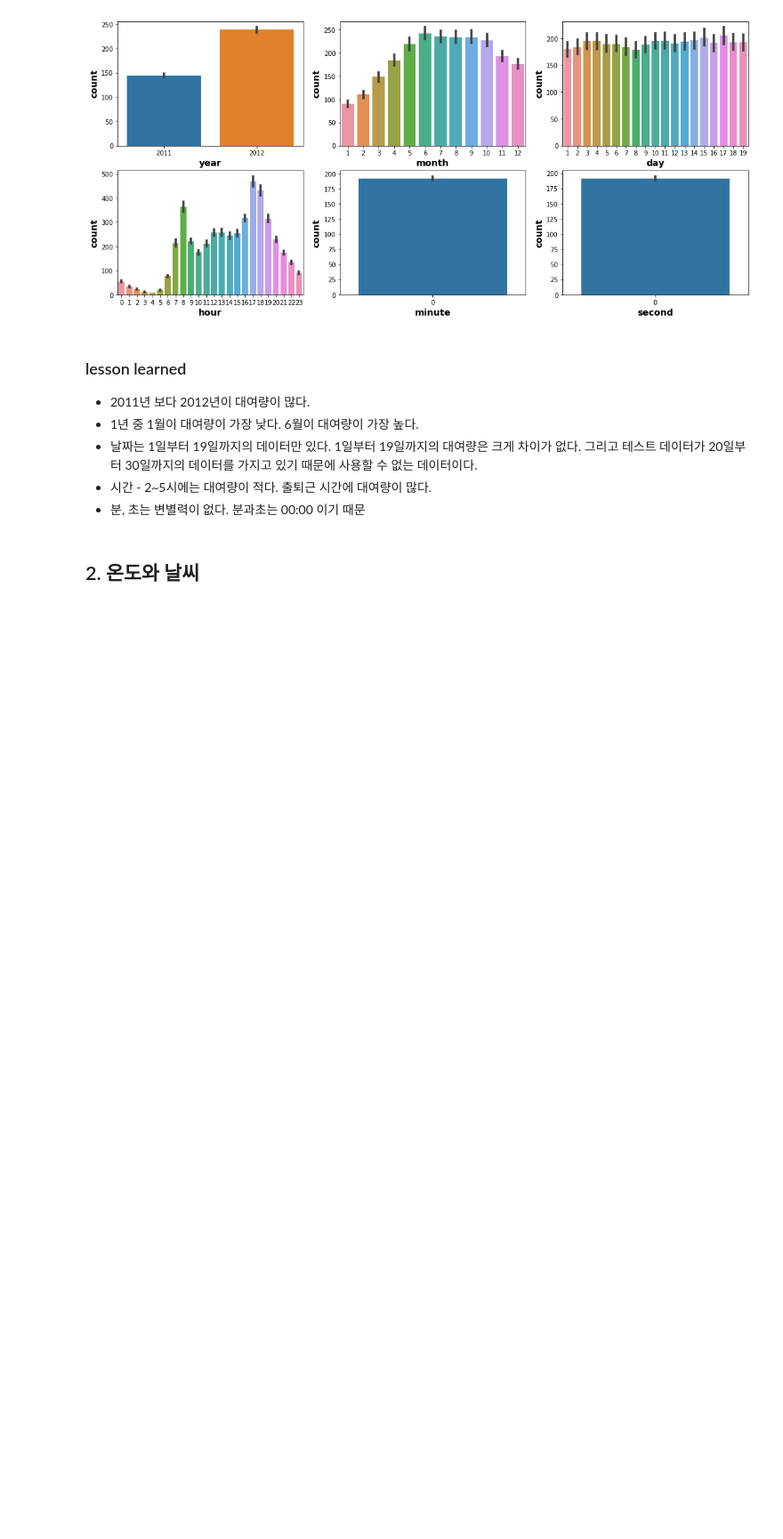
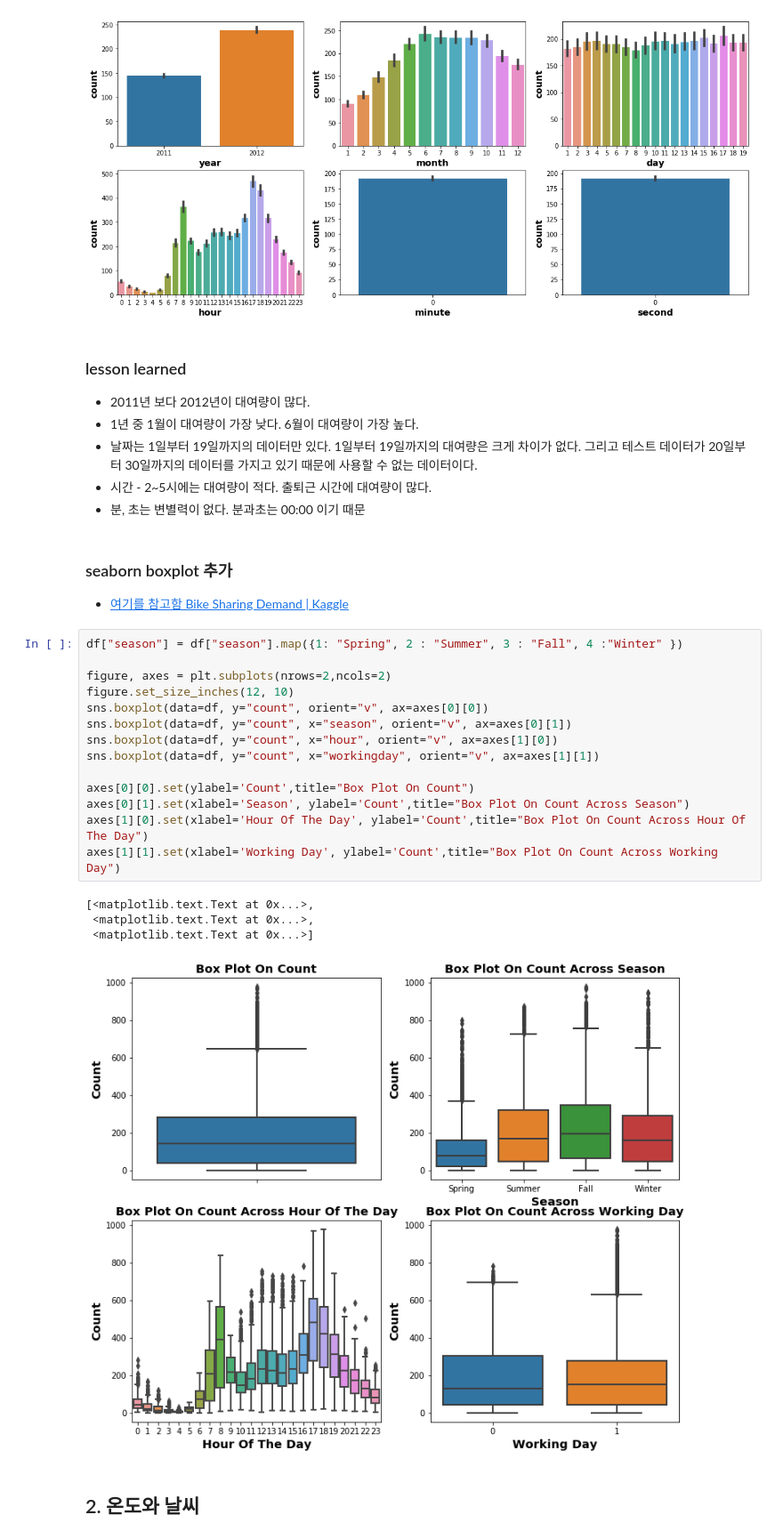
Before and after one commit to heemokyim/dsschool-study-notebook, a Jupyter notebook: 3rd-week-bike-sharing-demand/bike-sharing-demand-visualize.ipynb, the cells around one changed output. Shown at 89% size. Saved outputs shown, nothing was run; the diff lists cells and outputs as text; blank space fills up the shorter version.

Commit message:
add seaborn boxplot

```diff
--- a/3rd-week-bike-sharing-demand/bike-sharing-demand-visualize.ipynb
+++ b/3rd-week-bike-sharing-demand/bike-sharing-demand-visualize.ipynb
@@ -182,6 +182,28 @@ sns.barplot(data=df, x="second", y="count", ax=ax6)
 * 날짜는 1일부터 19일까지의 데이터만 있다. 1일부터 19일까지의 대여량은 크게 차이가 없다. 그리고 테스트 데이터가 20일부터 30일까지의 데이터를 가지고 있기 때문에 사용할 수 없는 데이터이다.
 * 시간 - 2~5시에는 대여량이 적다. 출퇴근 시간에 대여량이 많다.
 * 분, 초는 변별력이 없다. 분과초는 00:00 이기 때문
+# %% [markdown]
+### seaborn boxplot 추가
+* [여기를 참고함 Bike Sharing Demand | Kaggle](https://www.kaggle.com/viveksrinivasan/eda-ensemble-model-top-10-percentile/code/notebook)
+# %%
+df["season"] = df["season"].map({1: "Spring", 2 : "Summer", 3 : "Fall", 4 :"Winter" })
+
+figure, axes = plt.subplots(nrows=2,ncols=2)
+figure.set_size_inches(12, 10)
+sns.boxplot(data=df, y="count", orient="v", ax=axes[0][0])
+sns.boxplot(data=df, y="count", x="season", orient="v", ax=axes[0][1])
+sns.boxplot(data=df, y="count", x="hour", orient="v", ax=axes[1][0])
+sns.boxplot(data=df, y="count", x="workingday", orient="v", ax=axes[1][1])
+
+axes[0][0].set(ylabel='Count',title="Box Plot On Count")
+axes[0][1].set(xlabel='Season', ylabel='Count',title="Box Plot On Count Across Season")
+axes[1][0].set(xlabel='Hour Of The Day', ylabel='Count',title="Box Plot On Count Across Hour Of The Day")
+axes[1][1].set(xlabel='Working Day', ylabel='Count',title="Box Plot On Count Across Working Day")
+# %% [output]
+[<matplotlib.text.Text at 0x...>,
+ <matplotlib.text.Text at 0x...>,
+ <matplotlib.text.Text at 0x...>]
+[figure, added]
 # %% [markdown]
 ## 2. 온도와 날씨
 # %%
```
Also changed, not shown: parts of 1 cell of this notebook.
